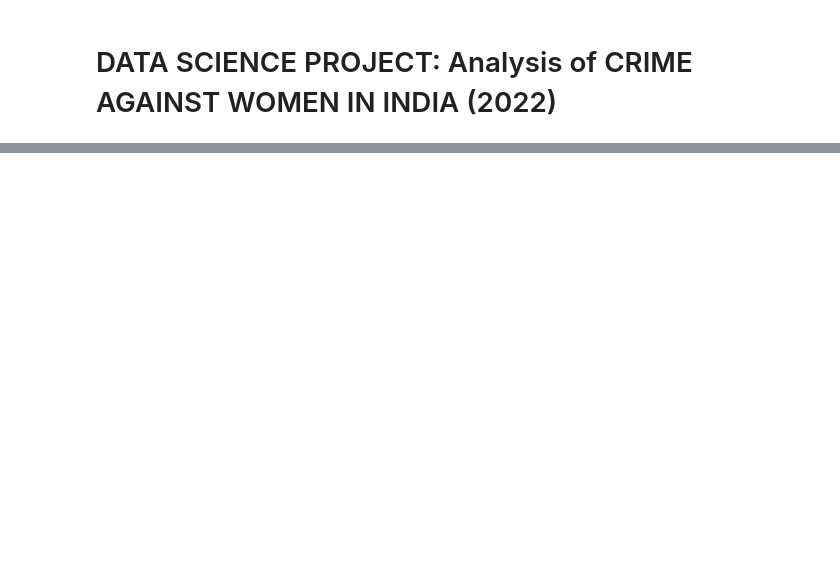
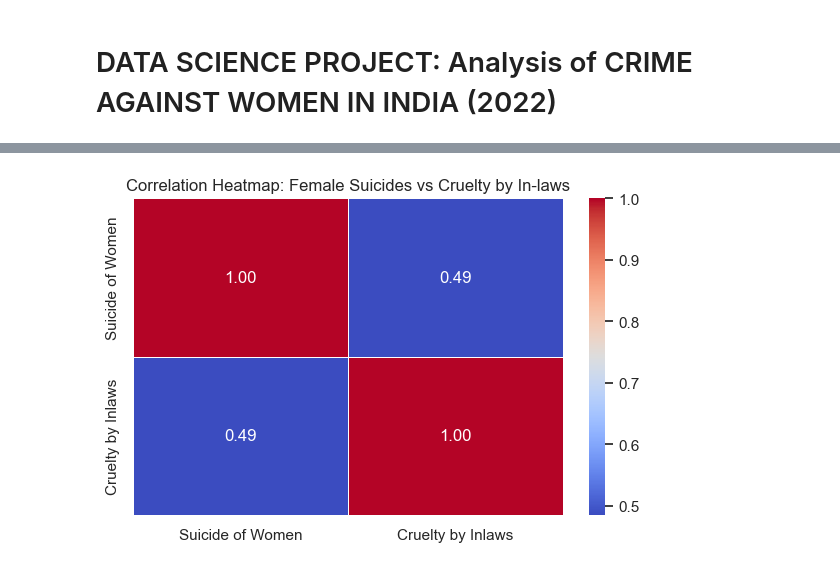
Before and after one commit to chabhijeet004/CrimeAgainstWomen2022, a Jupyter notebook: Notebook.ipynb, the cells around one changed output, grey strips where cells are left out. Saved outputs shown, nothing was run; the diff lists cells and outputs as text; code cells hidden in the pictures; blank space fills up the shorter version.

```diff
--- a/Notebook.ipynb
+++ b/Notebook.ipynb
@@ -50,0 +44,22 @@ IndexError: positional indexers are out-of-bounds
+# %%
+df_relevant = data[['Suicide of Women', 'Cruelty by Inlaws']]
+
+# Drop any rows with missing data in these columns
+df_relevant = df_relevant.dropna()
+
+# Calculate the Pearson correlation coefficient
+correlation = df_relevant.corr(method='pearson')
+
+
+
+# Set the plot size and style
+plt.figure(figsize=(6, 4))
+sns.set(style='whitegrid')
+
+# Draw the heatmap
+heatmap = sns.heatmap(correlation, annot=True, cmap='coolwarm', fmt=".2f", linewidths=0.5)
+plt.title("Correlation Heatmap: Female Suicides vs Cruelty by In-laws")
+plt.tight_layout()
+plt.show()
+# %% [output]
+[figure, added]
```
Also changed, not shown: parts of 14 cells of this notebook, 1 other file.
